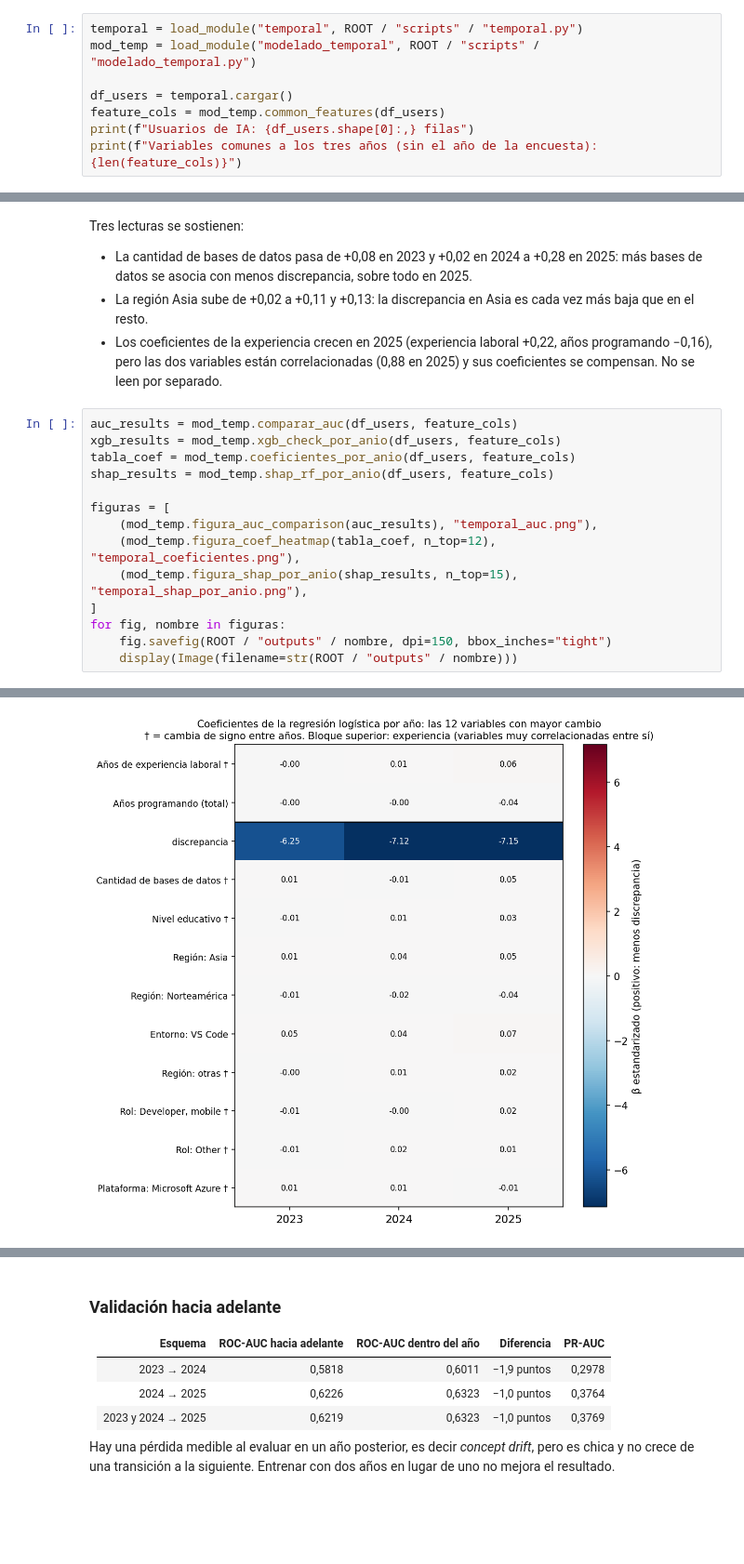
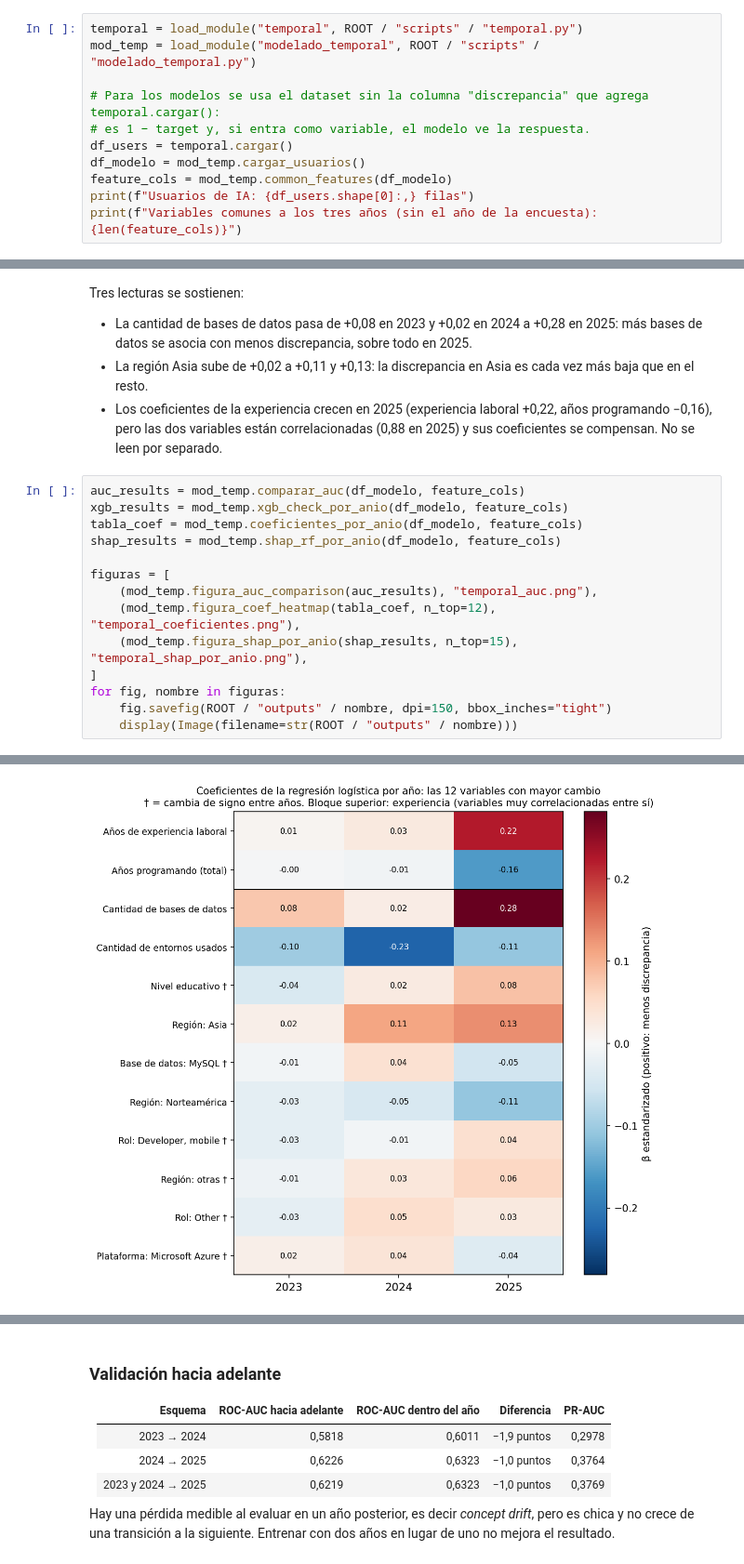
Before and after one commit to dhruszecki/discrepancia-uso-actitud-ia, a Jupyter notebook: notebooks/04_modelado.ipynb, the cells around one changed output, grey strips where cells are left out. Shown at 93% size. Cells and saved outputs as stored; diff of their text form; blank space fills up the shorter version.

```diff
--- a/notebooks/04_modelado.ipynb
+++ b/notebooks/04_modelado.ipynb
@@ -267,8 +277,11 @@ Los tres usan las mismas 97 variables, que varían en los tres años, sin el añ
 temporal = load_module("temporal", ROOT / "scripts" / "temporal.py")
 mod_temp = load_module("modelado_temporal", ROOT / "scripts" / "modelado_temporal.py")
 
+# Para los modelos se usa el dataset sin la columna "discrepancia" que agrega temporal.cargar():
+# es 1 − target y, si entra como variable, el modelo ve la respuesta.
 df_users = temporal.cargar()
-feature_cols = mod_temp.common_features(df_users)
+df_modelo = mod_temp.cargar_usuarios()
+feature_cols = mod_temp.common_features(df_modelo)
 print(f"Usuarios de IA: {df_users.shape[0]:,} filas")
 print(f"Variables comunes a los tres años (sin el año de la encuesta): {len(feature_cols)}")
 # %% [output]
@@ -319,10 +336,10 @@ El ROC-AUC dentro del año sube de 0,579 a 0,632, y la prevalencia de la clase c
 - La región Asia sube de +0,02 a +0,11 y +0,13: la discrepancia en Asia es cada vez más baja que en el resto.
 - Los coeficientes de la experiencia crecen en 2025 (experiencia laboral +0,22, años programando −0,16), pero las dos variables están correlacionadas (0,88 en 2025) y sus coeficientes se compensan. No se leen por separado.
 # %%
-auc_results = mod_temp.comparar_auc(df_users, feature_cols)
-xgb_results = mod_temp.xgb_check_por_anio(df_users, feature_cols)
-tabla_coef = mod_temp.coeficientes_por_anio(df_users, feature_cols)
-shap_results = mod_temp.shap_rf_por_anio(df_users, feature_cols)
+auc_results = mod_temp.comparar_auc(df_modelo, feature_cols)
+xgb_results = mod_temp.xgb_check_por_anio(df_modelo, feature_cols)
+tabla_coef = mod_temp.coeficientes_por_anio(df_modelo, feature_cols)
+shap_results = mod_temp.shap_rf_por_anio(df_modelo, feature_cols)
 
 figuras = [
     (mod_temp.figura_auc_comparison(auc_results), "temporal_auc.png"),
@@ -349 +367 @@ for fig, nombre in figuras:
-[figure, old version]
+[figure, new version]
```
Also changed, not shown: parts of 6 cells of this notebook, 5 other files.
